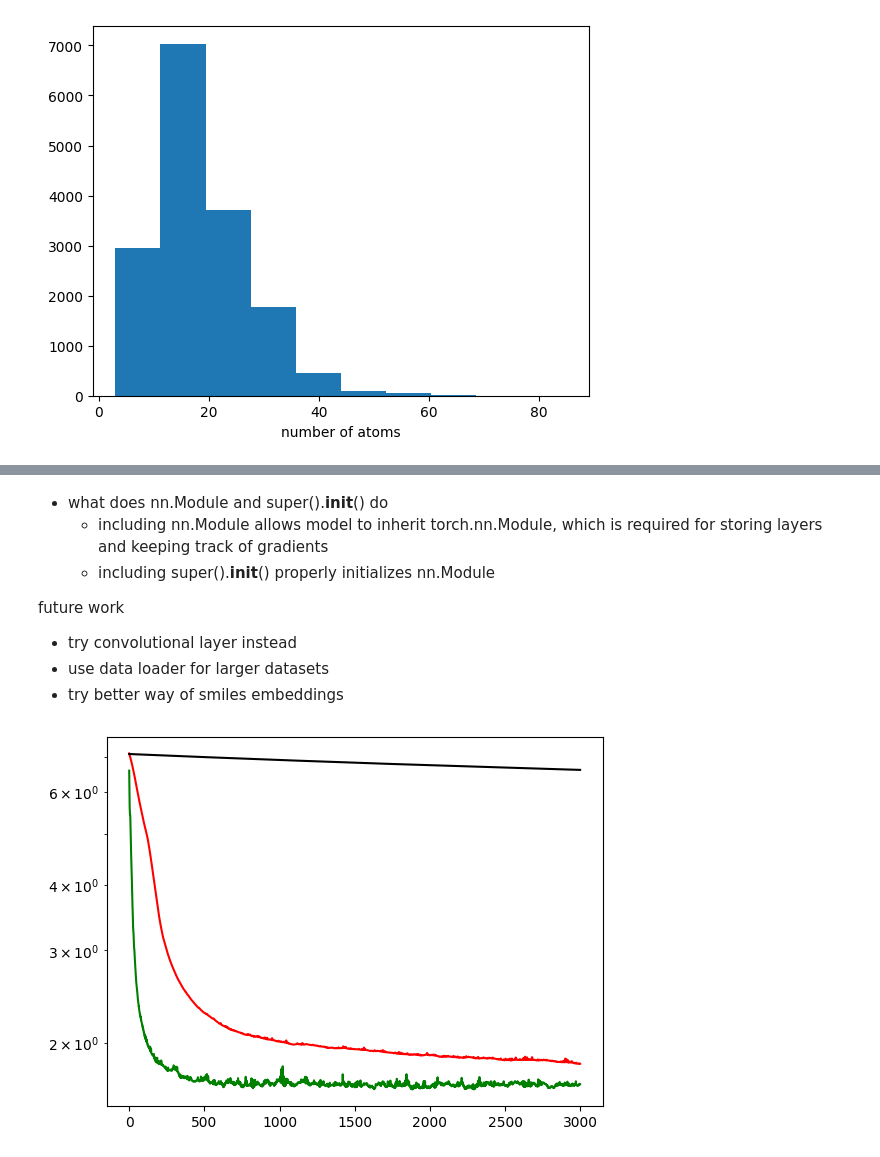
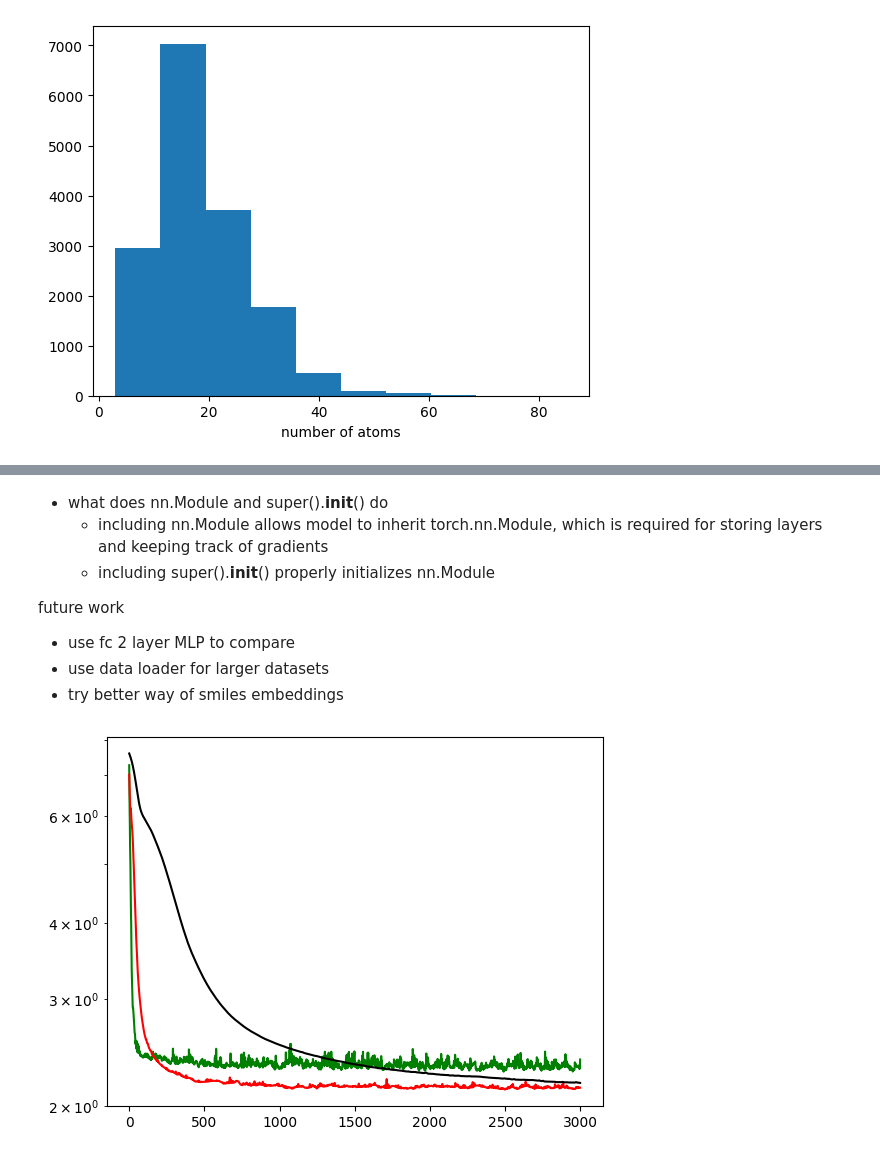
Before and after one commit to quantumyeasthacker/simple_SMILES, a Jupyter notebook: test_CNN.ipynb, the cells around one changed output, grey strips where cells are left out. Drawn from its saved outputs; the diff is of its cells as text; code cells hidden in the pictures.

```diff
--- a/test_CNN.ipynb
+++ b/test_CNN.ipynb
@@ -125,14 +125,14 @@ y_test = torch.Tensor(df_test['pIC50'])
     - including super().__init__() properly initializes nn.Module
 
 future work
-- try convolutional layer instead
+- use fc 2 layer MLP to compare
 - use data loader for larger datasets
 - try better way of smiles embeddings
 # %%
 # training loop
 
 def train_loop(N_epochs, batch_size, lr):
-    kernel_size = [2,2]
+    kernel_size = [2,dict_len]
     conv_mod = conv_model(kernel_size, max_mol_len, dict_len)
     optimizer = torch.optim.Adam(conv_mod.parameters(), lr=lr)
     loss = nn.MSELoss()
@@ -165,14 +165,14 @@ def train_loop(N_epochs, batch_size, lr):
 # %%
 N_epochs = 3000
 batch_size = 1000
 
-lr = [1e-2, 1e-3, 1e-4]
+lr = [5e-2, 1e-2, 1e-3]
 col = ['g','r','k']
 for i,l in enumerate(lr):
     error, error_test = train_loop(N_epochs, batch_size, lr=l)
     # plt.plot(range(N_epochs), error, color=col[i], linestyle='--')
     plt.plot(range(N_epochs), error_test, color=col[i])
 plt.yscale('log')
 plt.show()
 # %% [output]
-[figure, old version]
+[figure, new version]
```
Also changed, not shown: parts of 3 cells of this notebook.
